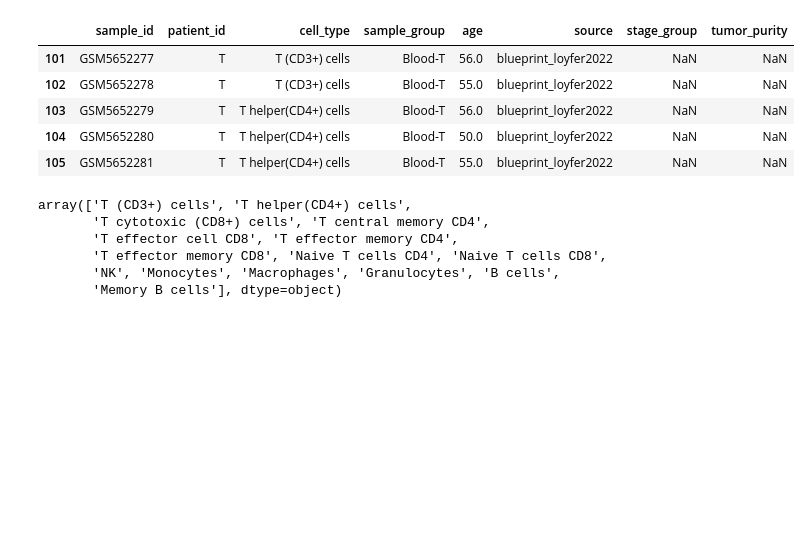
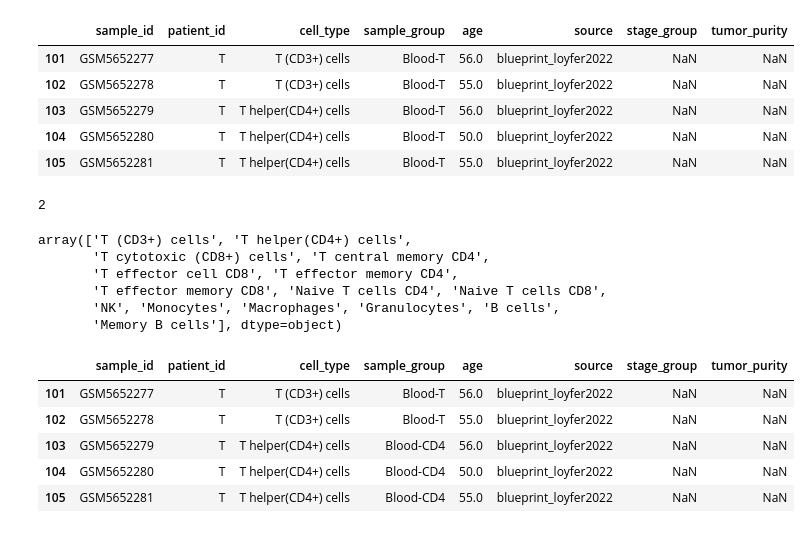
Before and after one commit to gh-msun/gh-msun, a Jupyter notebook: projects/2023_06_26_SRT_deconvolution_MS/notebooks/titration/01_combine_subjects_by_celltype_loyfer_broad.ipynb, the cells around one changed output. Drawn from its saved outputs; the diff is of its cells as text; code cells hidden in the pictures; blank space fills up the shorter version.

```diff
--- a/projects/2023_06_26_SRT_deconvolution_MS/notebooks/titration/01_combine_subjects_by_celltype_loyfer_broad.ipynb
+++ b/projects/2023_06_26_SRT_deconvolution_MS/notebooks/titration/01_combine_subjects_by_celltype_loyfer_broad.ipynb
@@ -251,6 +251,10 @@ ref_sample_df.head()
 | 103 | GSM5652279 | T | T helper(CD4+) cells | Blood-T | 56.0 | blueprint_loyfer2022 | NaN | NaN |
 | 104 | GSM5652280 | T | T helper(CD4+) cells | Blood-T | 50.0 | blueprint_loyfer2022 | NaN | NaN |
 | 105 | GSM5652281 | T | T helper(CD4+) cells | Blood-T | 55.0 | blueprint_loyfer2022 | NaN | NaN |
+# %%
+sum(ref_sample_df['cell_type'] == 'T (CD3+) cells')
+# %% [output]
+2
 # %%
 ref_sample_df.cell_type.unique()
 # %% [output]
@@ -260,3 +264,26 @@ array(['T (CD3+) cells', 'T helper(CD4+) cells',
        'T effector memory CD8', 'Naive T cells CD4', 'Naive T cells CD8',
        'NK', 'Monocytes', 'Macrophages', 'Granulocytes', 'B cells',
        'Memory B cells'], dtype=object)
+# %%
+# split Blood-T into Blood-CD4 and Blood-CD8
+mapping = {'T helper(CD4+) cells': 'Blood-CD4',
+           'T central memory CD4': 'Blood-CD4',
+           'T effector memory CD4': 'Blood-CD4',
+           'Naive T cells CD4': 'Blood-CD4',
+
+           'T cytotoxic (CD8+) cells': 'Blood-CD8',
+           'T effector cell CD8': 'Blood-CD8',
+           'T effector memory CD8': 'Blood-CD8',
+           'Naive T cells CD8': 'Blood-CD8',
+          }
+
+ref_sample_df['sample_group'] = np.where(ref_sample_df['cell_type'].isin(mapping.keys()), \
+                                         ref_sample_df['cell_type'].map(mapping), ref_sample_df['sample_group'] )
+ref_sample_df.head()
+# %% [output]
+|  | sample_id | patient_id | cell_type | sample_group | age | source | stage_group | tumor_purity |
+| 101 | GSM5652277 | T | T (CD3+) cells | Blood-T | 56.0 | blueprint_loyfer2022 | NaN | NaN |
+| 102 | GSM5652278 | T | T (CD3+) cells | Blood-T | 55.0 | blueprint_loyfer2022 | NaN | NaN |
+| 103 | GSM5652279 | T | T helper(CD4+) cells | Blood-CD4 | 56.0 | blueprint_loyfer2022 | NaN | NaN |
+| 104 | GSM5652280 | T | T helper(CD4+) cells | Blood-CD4 | 50.0 | blueprint_loyfer2022 | NaN | NaN |
+| 105 | GSM5652281 | T | T helper(CD4+) cells | Blood-CD4 | 55.0 | blueprint_loyfer2022 | NaN | NaN |
```
Also changed, not shown: parts of 6 cells of this notebook, 4 other files.
